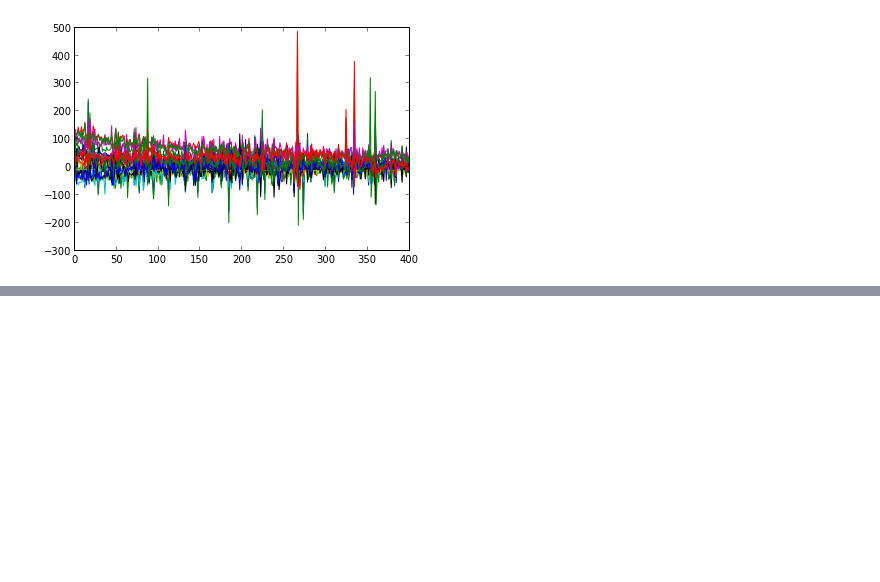
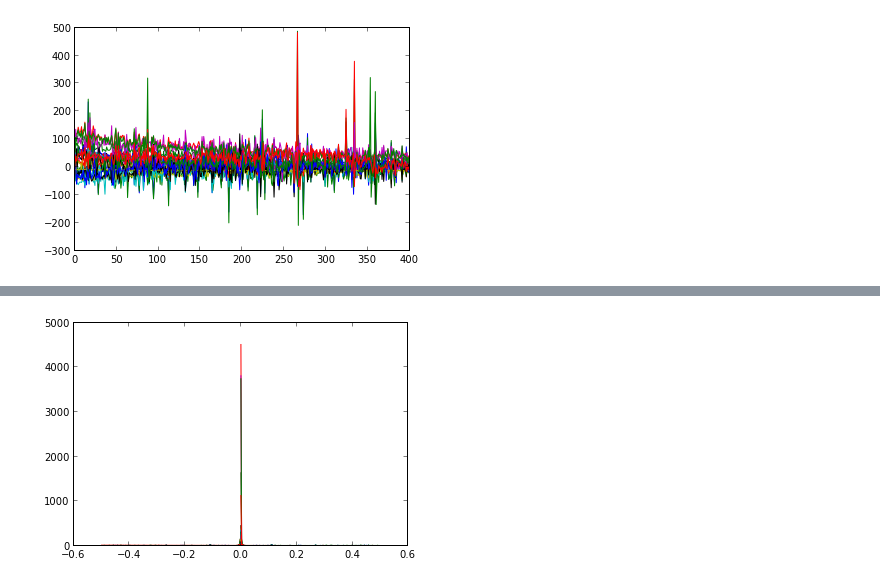
Before and after one commit to daniel-lozano/tarea5, a Jupyter notebook: tarea5-1.ipynb, the cells around one changed output, grey strips where cells are left out. Cells and saved outputs as stored; diff of their text form; code cells hidden in the pictures; blank space fills up the shorter version.

```diff
--- a/tarea5-1.ipynb
+++ b/tarea5-1.ipynb
@@ -66,0 +99,5 @@ print shape(fft_x),shape(freq)
+# %%
+for i in range(datos):
+    plot(FREQ1[:,i],ABS_2[:,i])
+# %% [output]
+[figure, added]
```
Also changed, not shown: parts of 11 cells of this notebook.
